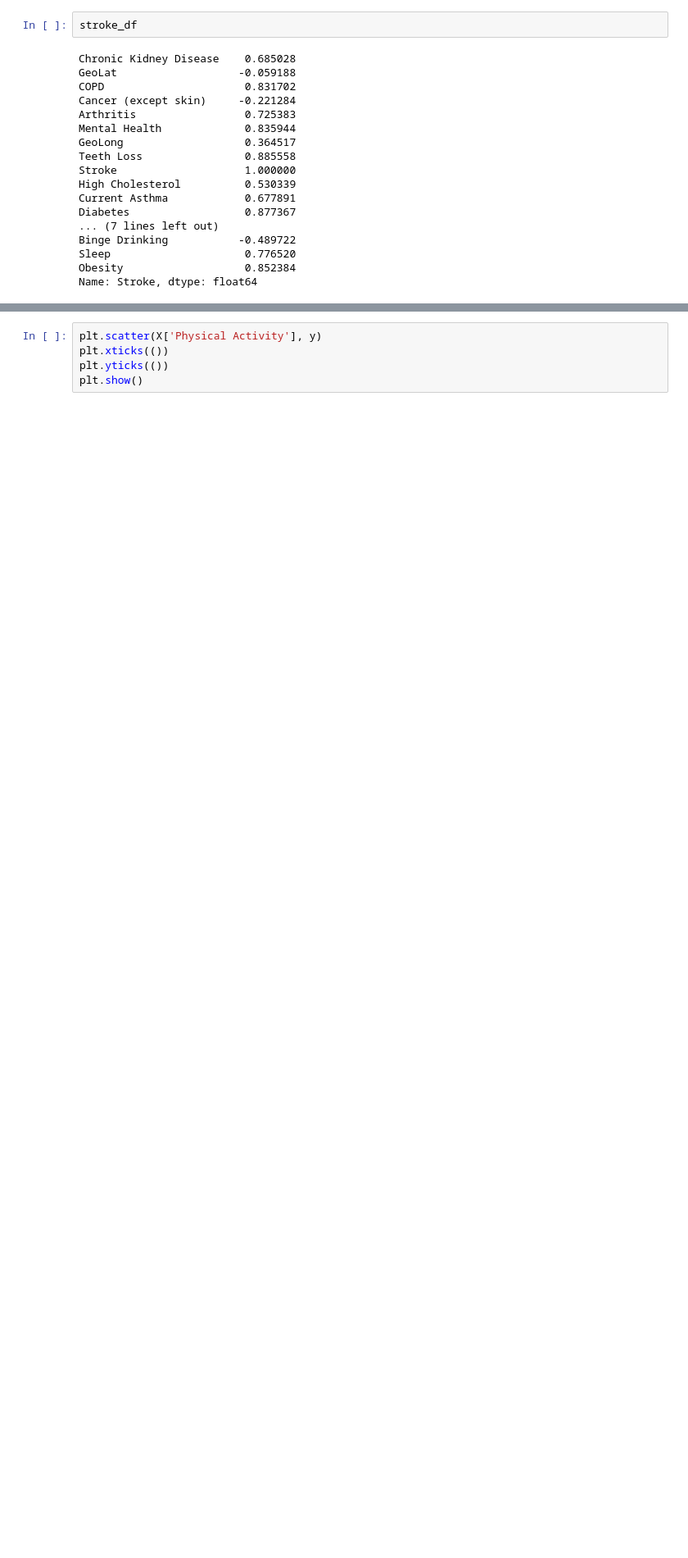
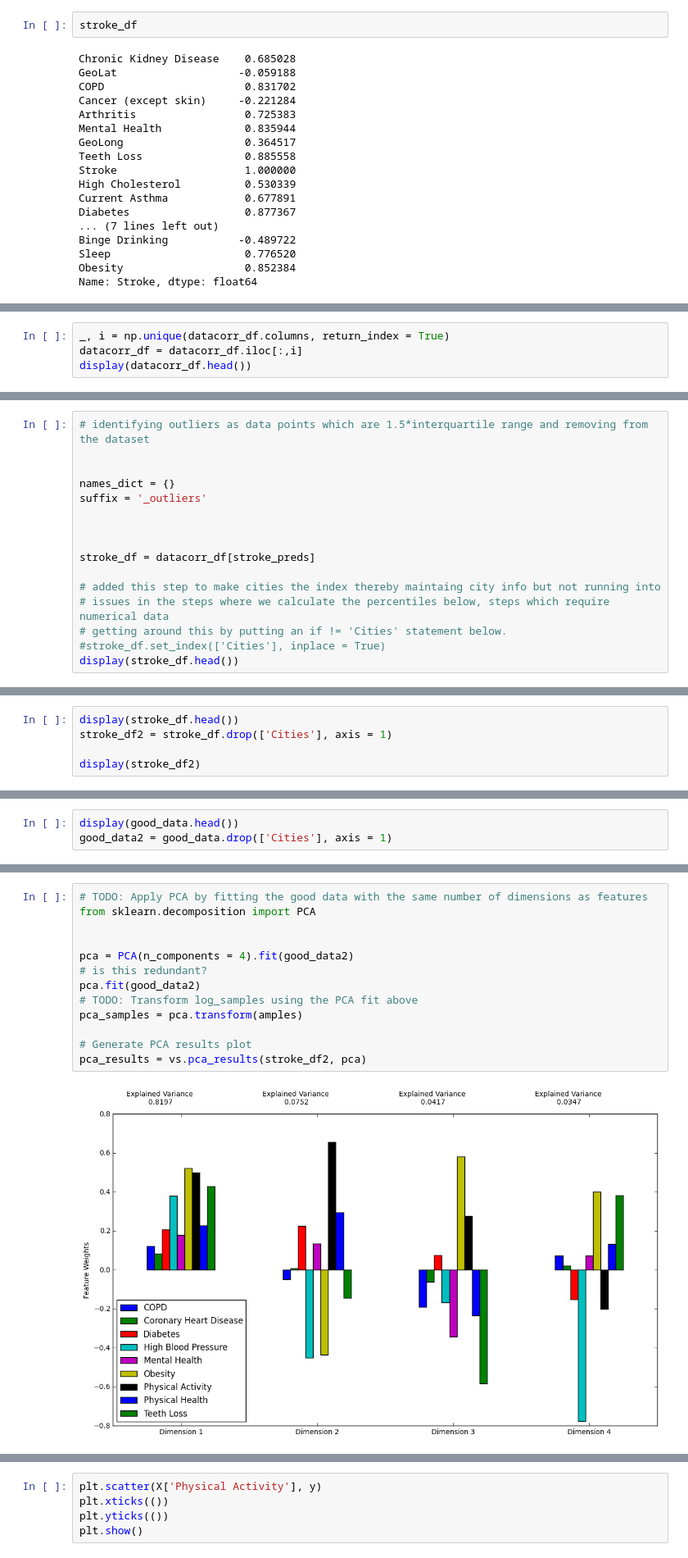
Before and after one commit to RJBeetel3/500_Cities_Project, a Jupyter notebook: 500_Cities_Linear_Regression.ipynb, the cells around one changed output, grey strips where cells are left out. Shown at 82% size. Drawn from its saved outputs; the diff is of its cells as text; blank space fills up the shorter version.

```diff
--- a/500_Cities_Linear_Regression.ipynb
+++ b/500_Cities_Linear_Regression.ipynb
@@ -283,0 +533,4 @@ Obesity   0.852384375754
+# %%
+_, i = np.unique(datacorr_df.columns, return_index = True)
+datacorr_df = datacorr_df.iloc[:,i]
+display(datacorr_df.head())
@@ -283,0 +545,16 @@ Obesity   0.852384375754
+# %%
+# identifying outliers as data points which are 1.5*interquartile range and removing from the dataset
+
+
+names_dict = {}
+suffix = '_outliers'
+
+
+
+stroke_df = datacorr_df[stroke_preds]
+
+# added this step to make cities the index thereby maintaing city info but not running into
+# issues in the steps where we calculate the percentiles below, steps which require numerical data
+# getting around this by putting an if != 'Cities' statement below.
+#stroke_df.set_index(['Cities'], inplace = True)
+display(stroke_df.head())
@@ -283,0 +661,5 @@ Obesity   0.852384375754
+# %%
+display(stroke_df.head())
+stroke_df2 = stroke_df.drop(['Cities'], axis = 1)
+
+display(stroke_df2)
@@ -283,0 +691,3 @@ Obesity   0.852384375754
+# %%
+display(good_data.head())
+good_data2 = good_data.drop(['Cities'], axis = 1)
@@ -283,0 +731,15 @@ Obesity   0.852384375754
+# %%
+# TODO: Apply PCA by fitting the good data with the same number of dimensions as features
+from sklearn.decomposition import PCA
+
+
+pca = PCA(n_components = 4).fit(good_data2)
+# is this redundant?
+pca.fit(good_data2)
+# TODO: Transform log_samples using the PCA fit above
+pca_samples = pca.transform(amples)
+
+# Generate PCA results plot
+pca_results = vs.pca_results(stroke_df2, pca)
+# %% [output]
+[figure, added]
```
Also changed, not shown: parts of 35 cells of this notebook, 1 other file.
